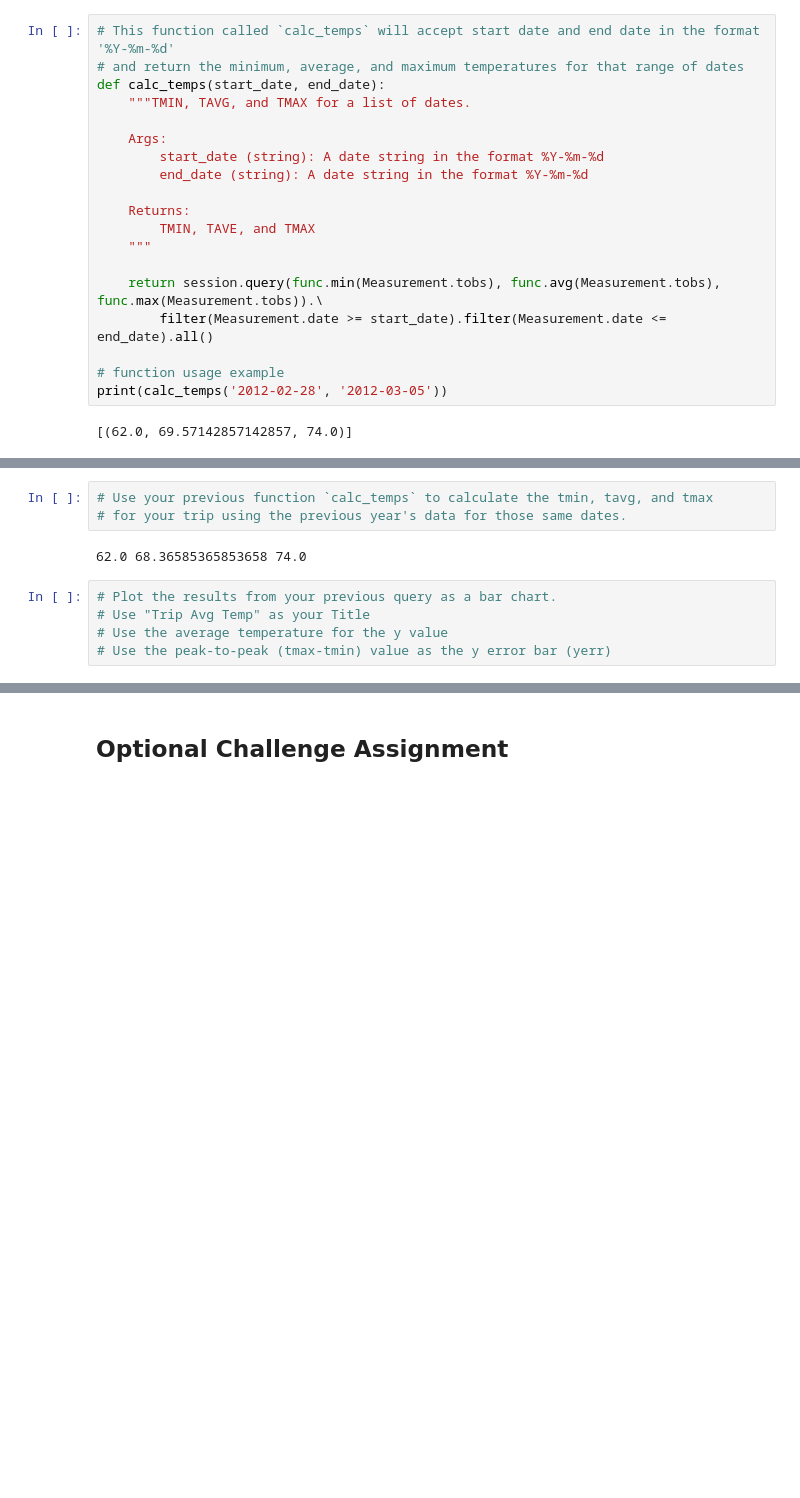
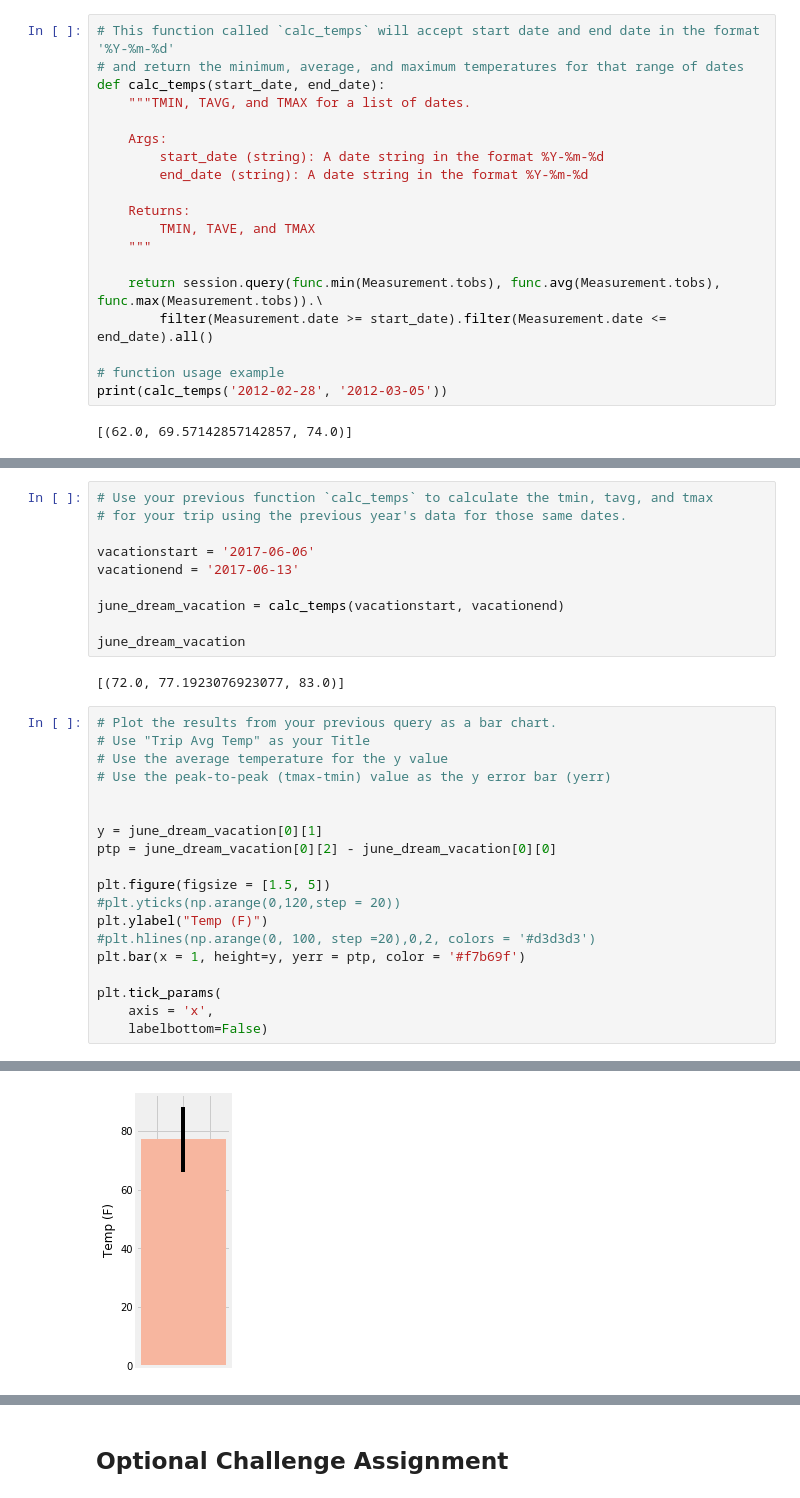
Before and after one commit to nathandieck/sqlalchemy-challenge, a Jupyter notebook: sqlalchemy_challenge.ipynb, the cells around one changed output, grey strips where cells are left out. Cells and saved outputs as stored; diff of their text form; blank space fills up the shorter version.

```diff
--- a/sqlalchemy_challenge.ipynb
+++ b/sqlalchemy_challenge.ipynb
@@ -228,11 +239,32 @@ print(calc_temps('2012-02-28', '2012-03-05'))
 # %%
 # Use your previous function `calc_temps` to calculate the tmin, tavg, and tmax
 # for your trip using the previous year's data for those same dates.
+
+vacationstart = '2017-06-06'
+vacationend = '2017-06-13'
+
+june_dream_vacation = calc_temps(vacationstart, vacationend)
+
+june_dream_vacation
 # %% [output]
-62.0 68.36585365853658 74.0
+[(72.0, 77.1923076923077, 83.0)]
 # %%
 # Plot the results from your previous query as a bar chart.
 # Use "Trip Avg Temp" as your Title
 # Use the average temperature for the y value
 # Use the peak-to-peak (tmax-tmin) value as the y error bar (yerr)
+
+
+y = june_dream_vacation[0][1]
+ptp = june_dream_vacation[0][2] - june_dream_vacation[0][0]
+
+plt.figure(figsize = [1.5, 5])
+#plt.yticks(np.arange(0,120,step = 20))
+plt.ylabel("Temp (F)")
+#plt.hlines(np.arange(0, 100, step =20),0,2, colors = '#d3d3d3')
+plt.bar(x = 1, height=y, yerr = ptp, color = '#f7b69f')
+
+plt.tick_params(
+    axis = 'x',
+    labelbottom=False)
 # %% [output]
@@ -241,3 +271,4 @@ print(calc_temps('2012-02-28', '2012-03-05'))
+[figure, added]
 # %%
 # Calculate the total amount of rainfall per weather station for your trip dates using the previous year's matching dates.
 # Sort this in descending order by precipitation amount and list the station, name, latitude, longitude, and elevation
```
Also changed, not shown: parts of 8 cells of this notebook.
